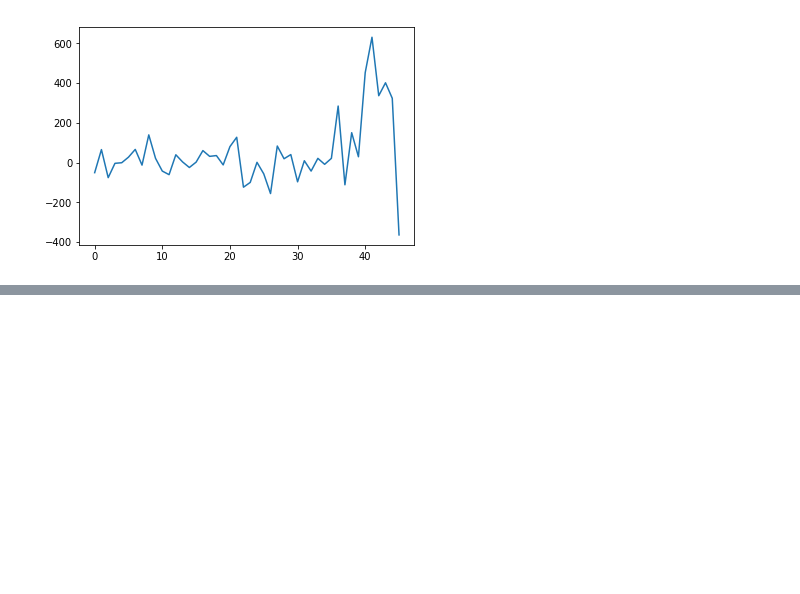
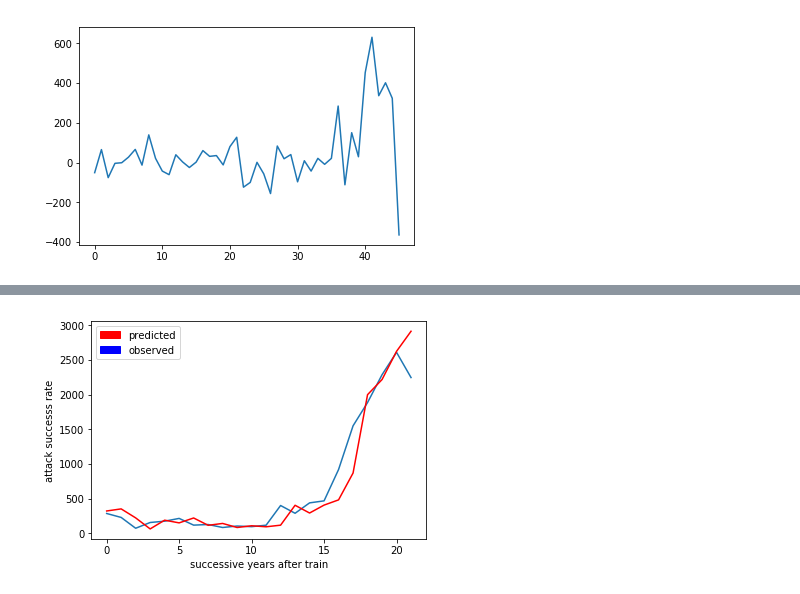
Before and after one commit to ayrus-surya/global-terrorism-analytics, a Jupyter notebook: time_series_analysis.ipynb, the cells around one changed output, grey strips where cells are left out. Cells and saved outputs as stored; diff of their text form; code cells hidden in the pictures; blank space fills up the shorter version.

```diff
--- a/time_series_analysis.ipynb
+++ b/time_series_analysis.ipynb
@@ -138,0 +110,31 @@ print('Best ARIMA%s MSE=%.3f' % (best_cfg, best_score))
+# %%
+#date_array = [i for i in range(len(date_arr))]
+train_success = [i for i in success_array[:25]]
+test_success = [i for i in success_array[25:]]
+d = {'success': train_success}
+df_new = pd.DataFrame(data=d)
+#df_new['year'] = df_new['year'].astype('datetime64[ns]')
+np.array(df_new['success'])
+df_new_array = np.array(df_new['success'])
+# %%
+#decomposition = seasonal_decompose(np.array(success_array))
+#model = ARIMA(np.array(df_new['success']), order=(1,1,1))
+#results = model.fit(disp=-1)
+#plt.plot(differenced)
+#plt.plot(results.fittedvalues, color='red')
+predictions = list()
+for t in range(len(test_success)):
+    model = ARIMA(df_new_array, order=(2,1,1))
+    model_fit = model.fit(disp=0)
+    output = model_fit.forecast()
+    yhat = output[0]
+    predictions.append(yhat)
+    obs = test_success[t]
+    df_new_array = np.append(df_new_array,obs)
+    print('predicted=%f, expected=%f' % (yhat, obs))
+#error = mean_squared_error(test_success, predictions)
+resid = [test_success[i] - predictions[i] for i in range(len(test_success))]
+sse = np.mean([i**2 for i in resid])
+sse = np.sqrt(sse)
+print('Test MSE: %.3f' % sse)
+# plot
@@ -138,0 +159,11 @@ print('Best ARIMA%s MSE=%.3f' % (best_cfg, best_score))
+# %%
+blue_patch = mpatches.Patch(color='blue', label='observed')
+red_patch = mpatches.Patch(color='red', label='predicted')
+plt.legend(handles=[red_patch,blue_patch])
+pyplot.plot(test_success)
+pyplot.plot(predictions, color='red')
+plt.xlabel('successive years after trained years')
+plt.ylabel('attack successs rate')
+pyplot.show()
+# %% [output]
+[figure, added]
```
Also changed, not shown: parts of 13 cells of this notebook, 1 other file.
